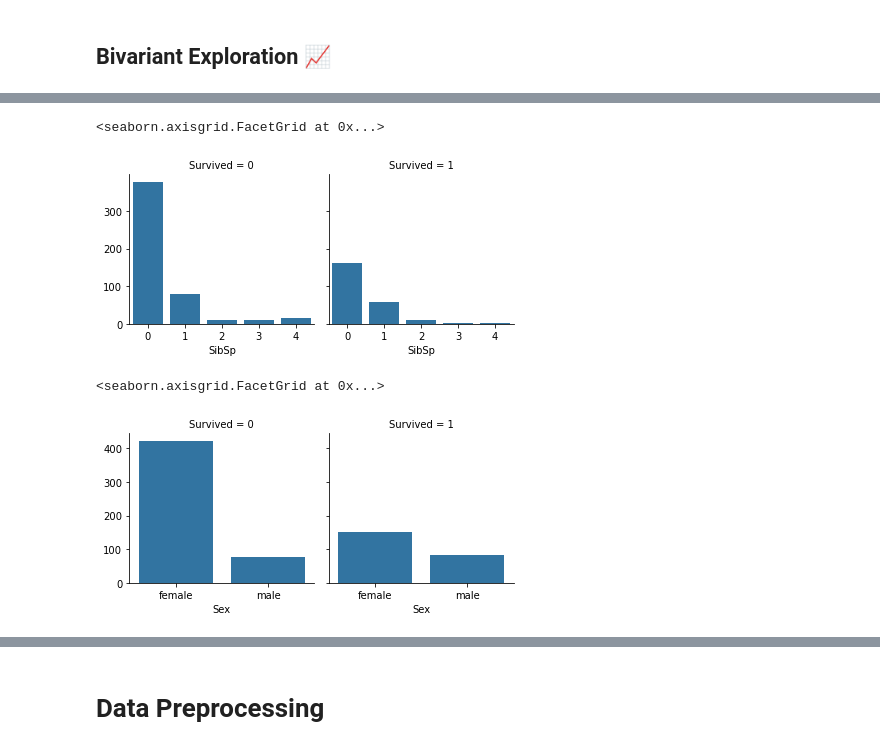
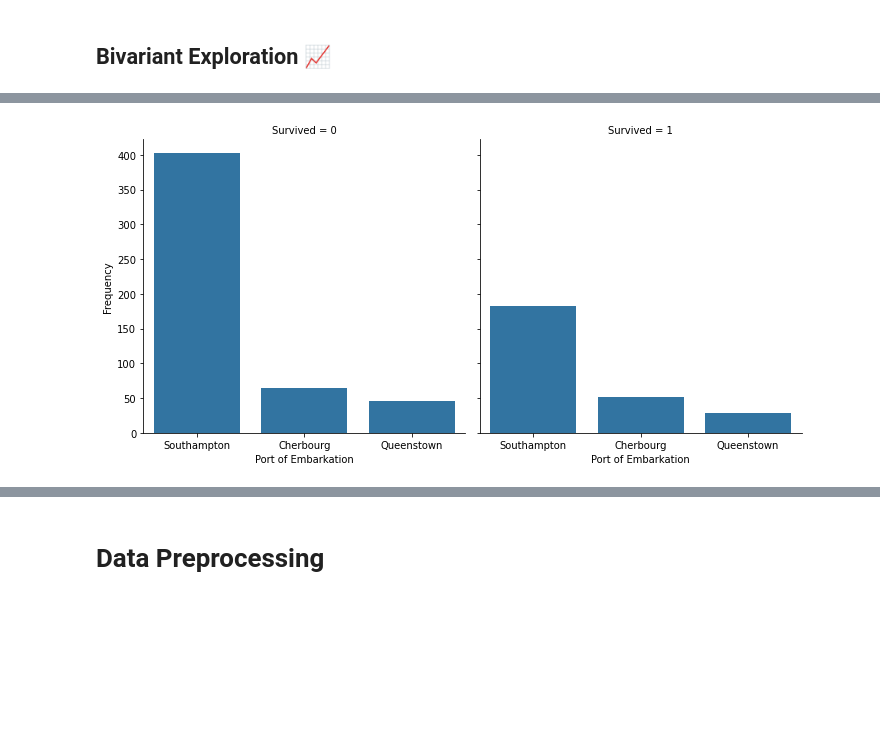
Before and after one commit to Passant-Abdelgalil/Titanic-Kaggle-Competition-, a Jupyter notebook: Titanic.ipynb, the cells around one changed output, grey strips where cells are left out. Cells and saved outputs as stored; diff of their text form; code cells hidden in the pictures; blank space fills up the shorter version.

```diff
--- a/Titanic.ipynb
+++ b/Titanic.ipynb
@@ -15,7 +15,5 @@ from sklearn.ensemble import GradientBoostingClassifier
 # %% [markdown]
 # Importing Data 📥
 # %%
-train_df = pd.read_csv("./train.csv")
-test_df = pd.read_csv("./test.csv")
-y = train_df['Survived']
-train_row = train_df.shape[0]
+train_df = pd.read_csv("./Data/train.csv")
+test_df = pd.read_csv("./Data/test.csv")
@@ -28 +50,6 @@ data.info()
+# %%
+### replacing the shortcuts to be more informative
+
+train_df['Embarked'].replace({'C':'Cherbourg', 'Q':'Queenstown', 'S':'Southampton'}, inplace = True)
+test_df['Embarked'].replace({'C':'Cherbourg', 'Q':'Queenstown', 'S':'Southampton'}, inplace = True)
 # %%
@@ -135,12 +289,9 @@ g.map(sns.countplot,  'Parch')
 # %%
-g = sns.FacetGrid(data = train_df, col = 'Survived')
-g.map(sns.countplot,  'SibSp')
+###   Embarked vs Survived
+
+g = sns.FacetGrid(data = train_df, col = 'Survived', height = 5)
+g.map(sns.countplot, 'Embarked', order = ['Southampton', 'Cherbourg', 'Queenstown'])
+g.set_axis_labels( "Port of Embarkation","Frequency")
+g.tight_layout()
 # %% [output]
-<seaborn.axisgrid.FacetGrid at 0x...>
-[figure, old version]
+[figure, new version]
-# %%
-g = sns.FacetGrid(data = train_df, col = 'Survived')
-g.map(sns.countplot, 'Sex')
-# %% [output]
-<seaborn.axisgrid.FacetGrid at 0x...>
-[figure, removed]
```
Also changed, not shown: parts of 75 cells of this notebook.
